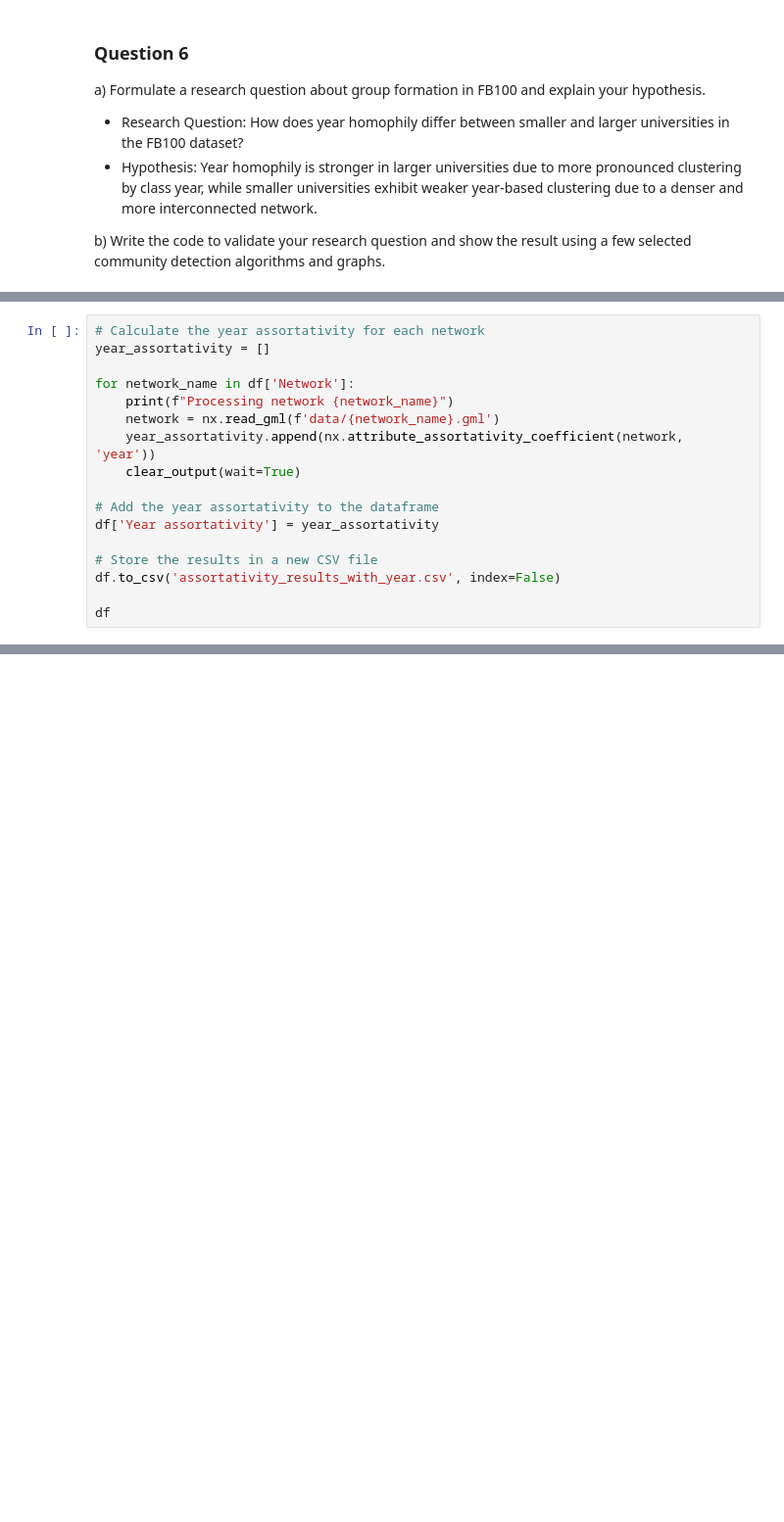
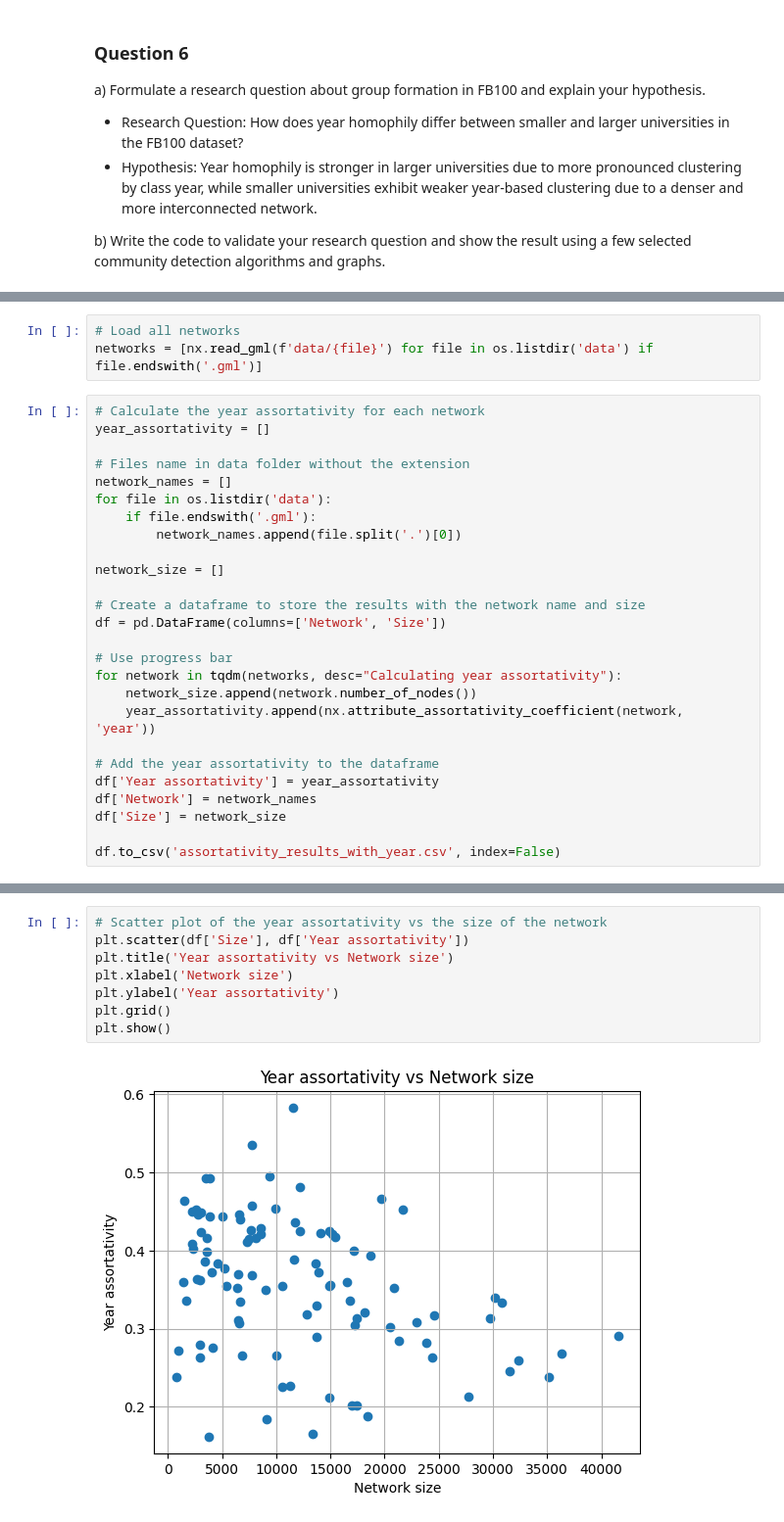
Before and after one commit to yurialvizi/NET4103-graph-learning, a Jupyter notebook: project.ipynb, the cells around one changed output, grey strips where cells are left out. Shown at 98% size. Cells and saved outputs as stored; diff of their text form; blank space fills up the shorter version.

Commit message:
add question 6 results

```diff
--- a/project.ipynb
+++ b/project.ipynb
@@ -1143,17 +1095,29 @@ df
+# %%
+# Load all networks
+networks = [nx.read_gml(f'data/{file}') for file in os.listdir('data') if file.endswith('.gml')]
 # %%
 # Calculate the year assortativity for each network
 year_assortativity = []
 
-for network_name in df['Network']:
-    print(f"Processing network {network_name}")
-    network = nx.read_gml(f'data/{network_name}.gml')
+# Files name in data folder without the extension
+network_names = []
+for file in os.listdir('data'):
+    if file.endswith('.gml'):
+        network_names.append(file.split('.')[0])
+
+network_size = []
+
+# Create a dataframe to store the results with the network name and size
+df = pd.DataFrame(columns=['Network', 'Size'])
+
+# Use progress bar
+for network in tqdm(networks, desc="Calculating year assortativity"):
+    network_size.append(network.number_of_nodes())
     year_assortativity.append(nx.attribute_assortativity_coefficient(network, 'year'))
-    clear_output(wait=True)
 
 # Add the year assortativity to the dataframe
 df['Year assortativity'] = year_assortativity
+df['Network'] = network_names
+df['Size'] = network_size
 
-# Store the results in a new CSV file
 df.to_csv('assortativity_results_with_year.csv', index=False)
-
-df
@@ -1173,0 +1124,10 @@ df
+# %%
+# Scatter plot of the year assortativity vs the size of the network
+plt.scatter(df['Size'], df['Year assortativity'])
+plt.title('Year assortativity vs Network size')
+plt.xlabel('Network size')
+plt.ylabel('Year assortativity')
+plt.grid()
+plt.show()
+# %% [output]
+[figure, added]
```
Also changed, not shown: parts of 7 cells of this notebook, 2 other files.
